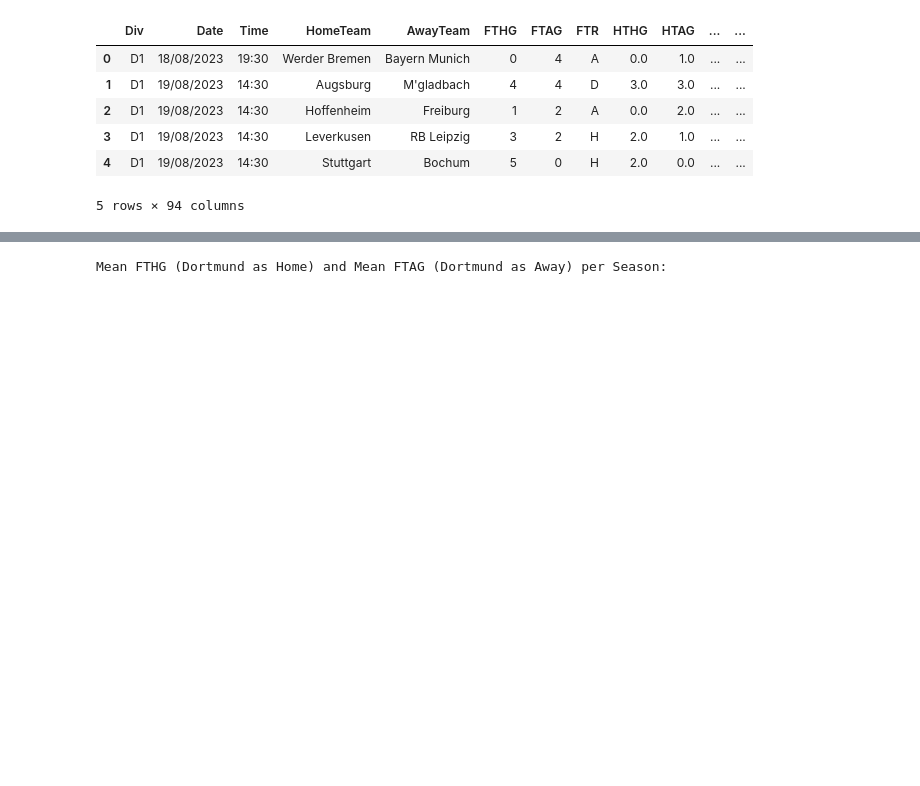
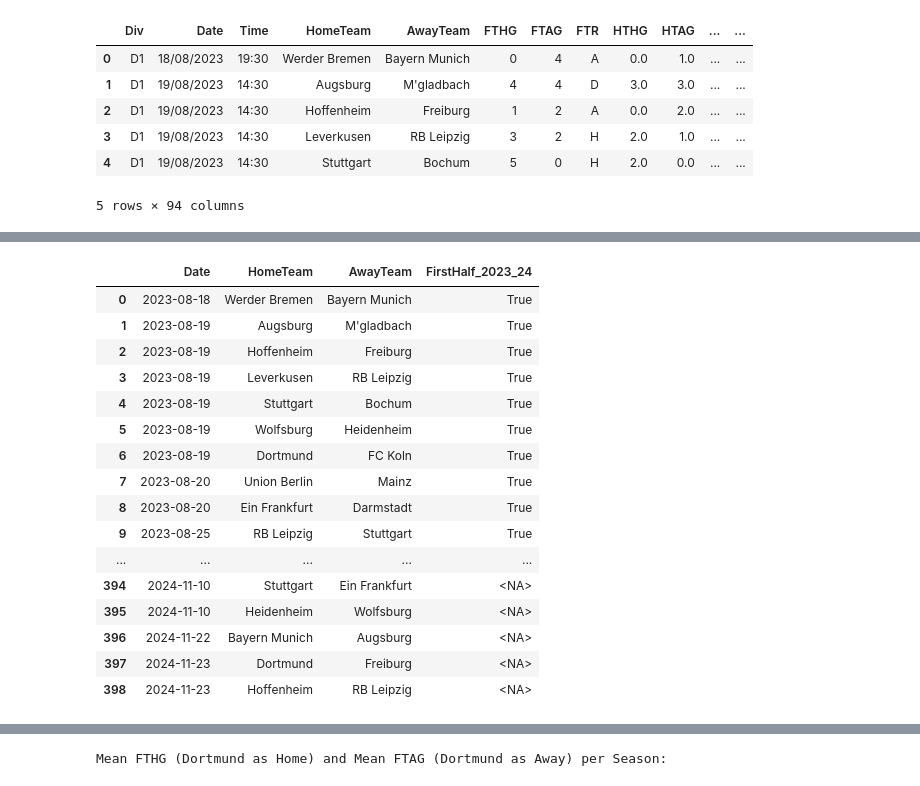
Before and after one commit to Acon3078/corners, a Jupyter notebook: Notebook_FTHG.ipynb, the cells around one changed output, grey strips where cells are left out. Cells and saved outputs as stored; diff of their text form; code cells hidden in the pictures; blank space fills up the shorter version.

```diff
--- a/Notebook_FTHG.ipynb
+++ b/Notebook_FTHG.ipynb
@@ -348,0 +544,14 @@ Inspection
+# %%
+id_cols = ["Date", "HomeTeam", "AwayTeam"]
+# Concatenate all unique columns from these three lists, then add id columns to the *front* if they're not already there
+all_stat_cols = list(dict.fromkeys(id_cols + offensive_cols + def_disc_cols + market_cols))  # preserve order, remove duplicates
+
+# Keep only those columns that are in merged_df
+filtered_stat_cols = [col for col in all_stat_cols if col in merged_df.columns]
+
+filtered_df = merged_df[filtered_stat_cols]
+
+print("Selected columns (filtered_stat_cols):", filtered_stat_cols)
+print("Shape:", filtered_df.shape)
+display(filtered_df.head())
+print("\nNumber of columns in filtered_df:", filtered_df.shape[1])
@@ -348,0 +781,65 @@ Inspection
+# %%
+import pandas as pd
+import numpy as np
+
+from IPython.display import display
+
+# Allow long DataFrame outputs to be scrollable rather than truncated
+import pandas as pd
+pd.set_option('display.max_rows', 20)
+pd.set_option('display.max_columns', 0)
+pd.set_option('display.width', None)
+pd.set_option('display.expand_frame_repr', False)
+
+# Create a safe copy of filtered_df for season/half-season flags
+filtered_df_season = filtered_df.copy()
+
+# Ensure Date is datetime (day-first format as in the original data)
+if not pd.api.types.is_datetime64_any_dtype(filtered_df_season['Date']):
+    filtered_df_season['Date'] = pd.to_datetime(
+        filtered_df_season['Date'], dayfirst=True, errors='coerce'
+    )
+
+# Define overall 2023-24 season window and first-half window
+season_start = pd.Timestamp('2023-08-18')
+season_end = pd.Timestamp('2024-05-28')
+first_half_start = pd.Timestamp('2023-08-18')
+first_half_end = pd.Timestamp('2024-01-31')
+
+in_season_window = (
+    (filtered_df_season['Date'] >= season_start)
+    & (filtered_df_season['Date'] <= season_end)
+)
+
+in_first_half = (
+    (filtered_df_season['Date'] >= first_half_start)
+    & (filtered_df_season['Date'] <= first_half_end)
+)
+
+# New nullable-boolean flag: True/False inside season window, NA outside
+filtered_df_season['FirstHalf_2023_24'] = pd.Series(
+    pd.NA, index=filtered_df_season.index, dtype='boolean'
+)
+filtered_df_season.loc[
+    in_season_window, 'FirstHalf_2023_24'
+] = in_first_half[in_season_window]
+
+# Sanity checks
+n_in_season = int(in_season_window.sum())
+n_first_half_true = filtered_df_season['FirstHalf_2023_24'].sum()
+
+print("Rows in 2023-24 window:", n_in_season)
+print(
+    "Rows flagged as first half (True):",
+    int(n_first_half_true) if pd.notna(n_first_half_true) else n_first_half_true,
+)
+
+preview_cols = ['Date', 'HomeTeam', 'AwayTeam', 'FirstHalf_2023_24']
+preview_cols = [c for c in preview_cols if c in filtered_df_season.columns]
+print("\nPreview with first-half flag:")
+
+# Use a scrollable HTML table for preview if output is long
+from IPython.display import HTML
+html = filtered_df_season[preview_cols].to_html()
+display(HTML(f'<div style="max-height:350px; overflow:auto">{html}</div>'))
+# %% [output]
@@ -348,0 +850,17 @@ Inspection
+|  | Date | HomeTeam | AwayTeam | FirstHalf_2023_24 |
+| 0 | 2023-08-18 | Werder Bremen | Bayern Munich | True |
+| 1 | 2023-08-19 | Augsburg | M'gladbach | True |
+| 2 | 2023-08-19 | Hoffenheim | Freiburg | True |
+| 3 | 2023-08-19 | Leverkusen | RB Leipzig | True |
+| 4 | 2023-08-19 | Stuttgart | Bochum | True |
+| 5 | 2023-08-19 | Wolfsburg | Heidenheim | True |
+| 6 | 2023-08-19 | Dortmund | FC Koln | True |
+| 7 | 2023-08-20 | Union Berlin | Mainz | True |
+| 8 | 2023-08-20 | Ein Frankfurt | Darmstadt | True |
+| 9 | 2023-08-25 | RB Leipzig | Stuttgart | True |
+| ... | ... | ... | ... | ... |
+| 394 | 2024-11-10 | Stuttgart | Ein Frankfurt | <NA> |
+| 395 | 2024-11-10 | Heidenheim | Wolfsburg | <NA> |
+| 396 | 2024-11-22 | Bayern Munich | Augsburg | <NA> |
+| 397 | 2024-11-23 | Dortmund | Freiburg | <NA> |
+| 398 | 2024-11-23 | Hoffenheim | RB Leipzig | <NA> |
```
Also changed, not shown: parts of 80 cells of this notebook, 8 other files.
